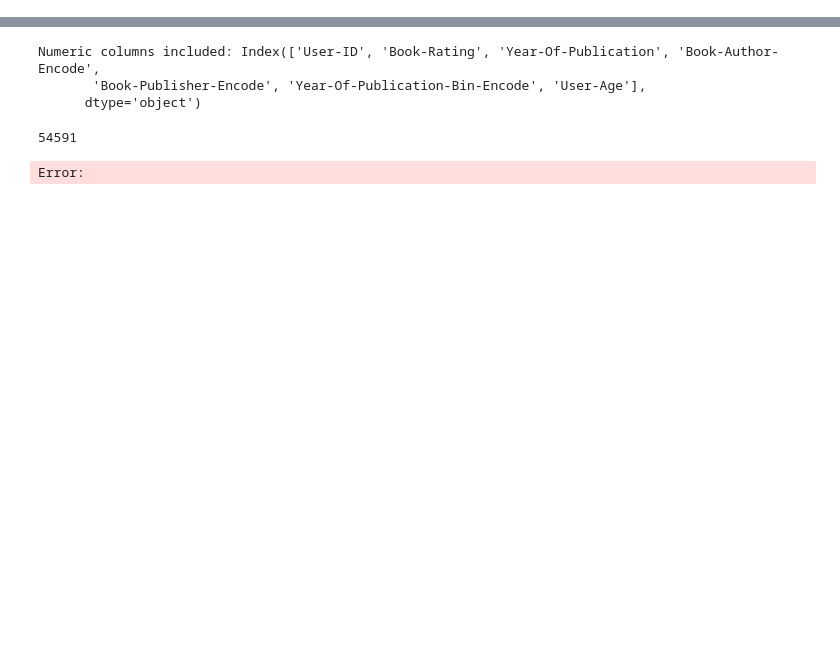
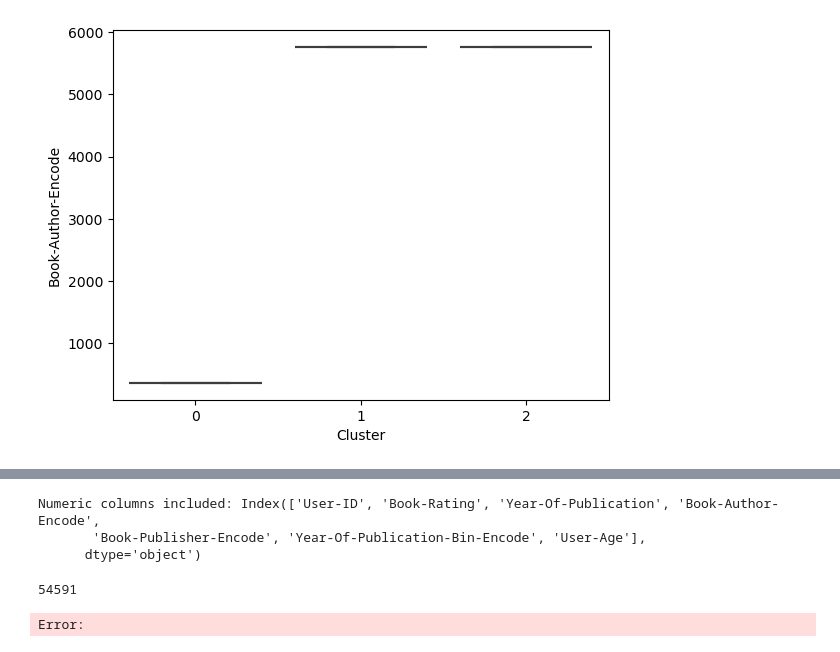
Before and after one commit to YubotKwng/Bookstore-management-Data-Processing, a Jupyter notebook: highquality_users.ipynb, the cells around one changed output, grey strips where cells are left out. Saved outputs shown, nothing was run; the diff lists cells and outputs as text; code cells hidden in the pictures; blank space fills up the shorter version.

```diff
--- a/highquality_users.ipynb
+++ b/highquality_users.ipynb
@@ -126,0 +133,5 @@ Cluster
+# %%
+sns.boxplot(x='Cluster', y='Book-Author-Encode', data=cluster_profiles)
+plt.show()
+# %% [output]
+[figure, added]
```
Also changed, not shown: parts of 5 cells of this notebook.
